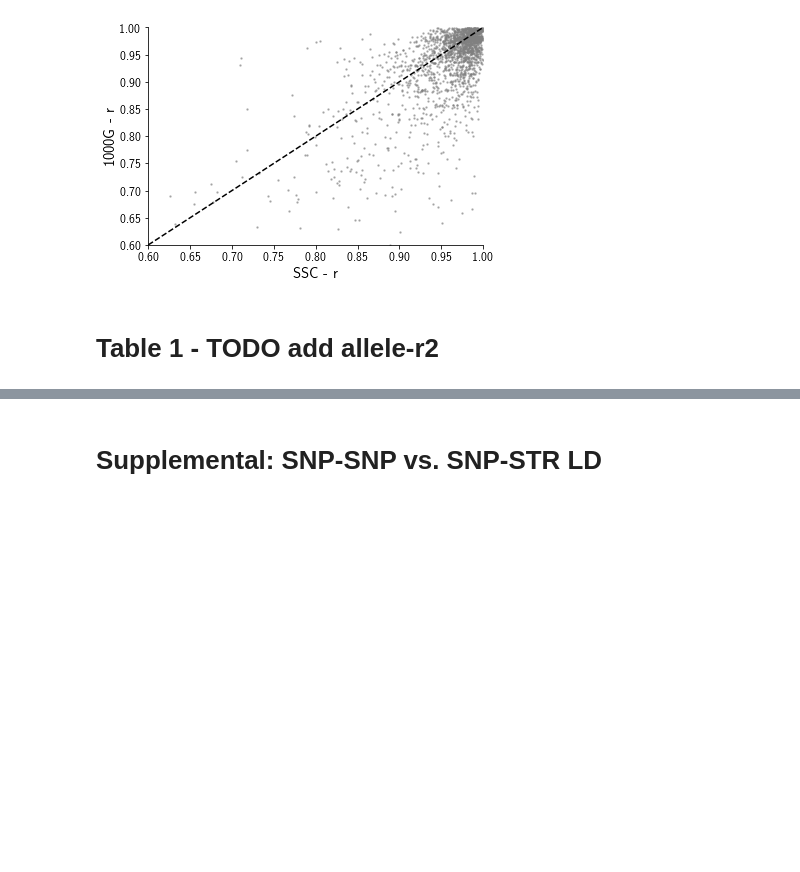
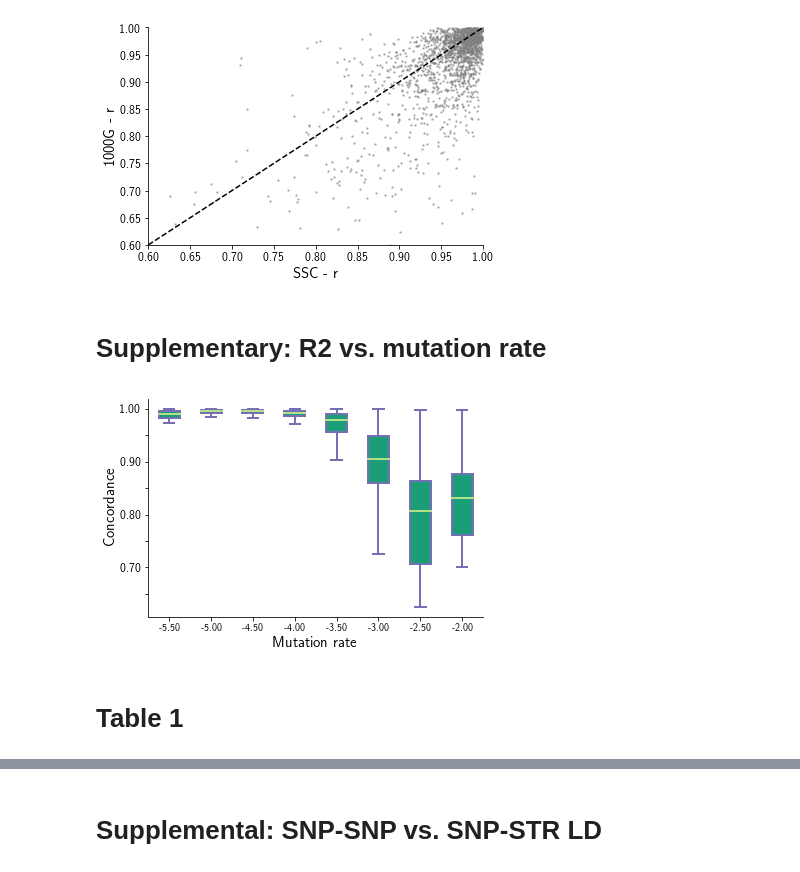
Before and after one commit to gymreklab/ssc-imputation, a Jupyter notebook: haplotype_paper/Figures/Figure2_SSCLD.ipynb, the cells around one changed output, grey strips where cells are left out. Saved outputs shown, nothing was run; the diff lists cells and outputs as text; code cells hidden in the pictures; blank space fills up the shorter version.

```diff
--- a/haplotype_paper/Figures/Figure2_SSCLD.ipynb
+++ b/haplotype_paper/Figures/Figure2_SSCLD.ipynb
@@ -280,7 +318,77 @@ scipy.stats.pearsonr(kl_d["ssc_r"], kl_d["onekg_r"])
 # %% [output]
 (0.6716277560303486, 1.0283347056661107e-254)
 [figure]
+# %% [markdown]
+# Supplementary: R2 vs. mutation rate
+# %%
+mutrate = pd.read_csv("/storage/mgymrek/ssc-denovos/mutea-results/ssc_mutea_auto_scaled.bed.gz", sep="\t",
+                     names=["chrom","start","log10mu"], usecols=[0,1,3])
+mutrate = pd.merge(mutrate, sscloo, on=["chrom","start"])
+mutrate = mutrate[(mutrate["log10mu"]>=-6) & (mutrate["log10mu"]<=-2)]
+# %%
+MUTBIN=0.5
+mutrate["mutbin"] = mutrate["log10mu"].apply(lambda x: int(x/MUTBIN)*MUTBIN)
+mbins = np.unique(mutrate['mutbin'].values)
+fullList = list()
+for i in mbins:
+    fullList.append((mutrate[(mutrate.mutbin==i)]['concord']))
+
+fig = plt.figure()
+
+# Create an axes instance
+ax = fig.add_subplot(111)
+
+# Create the boxplot
+bp = ax.boxplot(fullList, patch_artist=True, sym="")
+
+## change outline color, fill color and linewidth of the boxes
+for box in bp['boxes']:
+    # change outline color
+    box.set( color='#7570b3', linewidth=2)
+    # change fill color
+    box.set( facecolor = '#1b9e77' )
+
+## change color and linewidth of the whiskers
+for whisker in bp['whiskers']:
+    whisker.set(color='#7570b3', linewidth=2)
+
+## change color and linewidth of the caps
+for cap in bp['caps']:
+    cap.set(color='#7570b3', linewidth=2)
+
+## change color and linewidth of the medians
+for median in bp['medians']:
+    median.set(color='#b2df8a', linewidth=2)
+
+## change the style of fliers and their fill
+for flier in bp['fliers']:
+    flier.set(marker='o', color='#e7298a', alpha=0.5)
+
+## Set X-axis labels
+#ax.set_xticklabels(np.unique(sscloo['numAllele'].values))
+
+## Remove top axes and right axes ticks
+ax.get_xaxis().tick_bottom()
+ax.get_yaxis().tick_left()
+
+# Set axis tite
+ax.set_xlabel("Mutation rate", size=15);
+ax.set_ylabel("Concordance", size=15);
+
+ax.spines['right'].set_visible(False)
+ax.spines['top'].set_visible(False)
+ax.yaxis.set_ticks_position('left')
+ax.xaxis.set_ticks_position('bottom')
+def GetLabel(x):
+    if int(x*100)%10 == 0: return "%.2f"%x
+    else: return ""
+ax.set_xticklabels([GetLabel(x) for x in mbins], size=10)
+ax.set_yticklabels([GetLabel(x) for x in ax.get_yticks()], size=12);
+
+fig.savefig(os.path.join(OUTPATH, "SuppFig_SSCConcordVsMutrate.pdf"))
+# %% [output]
+[figure, added]
 # %% [markdown]
-# Table 1 - TODO add allele-r2
+# Table 1
 # %%
 # Get r1, concordance
```
Also changed, not shown: parts of 7 cells of this notebook, 3 other files.
